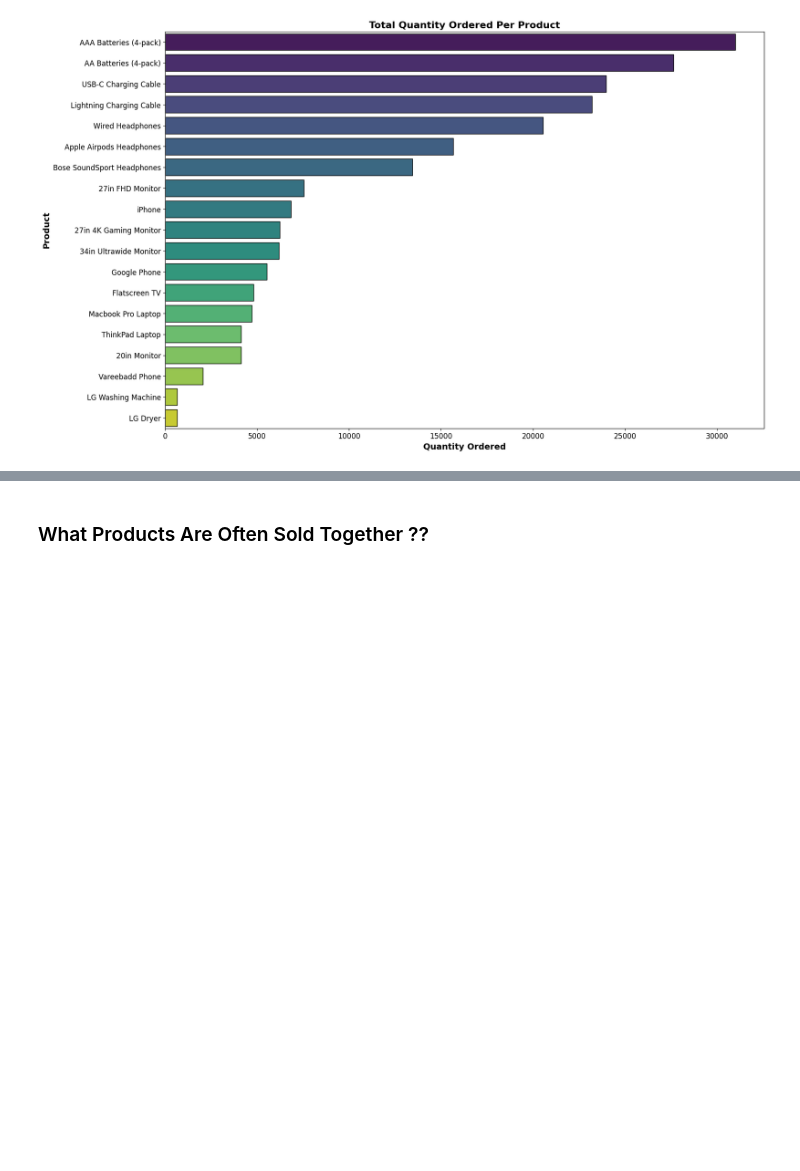
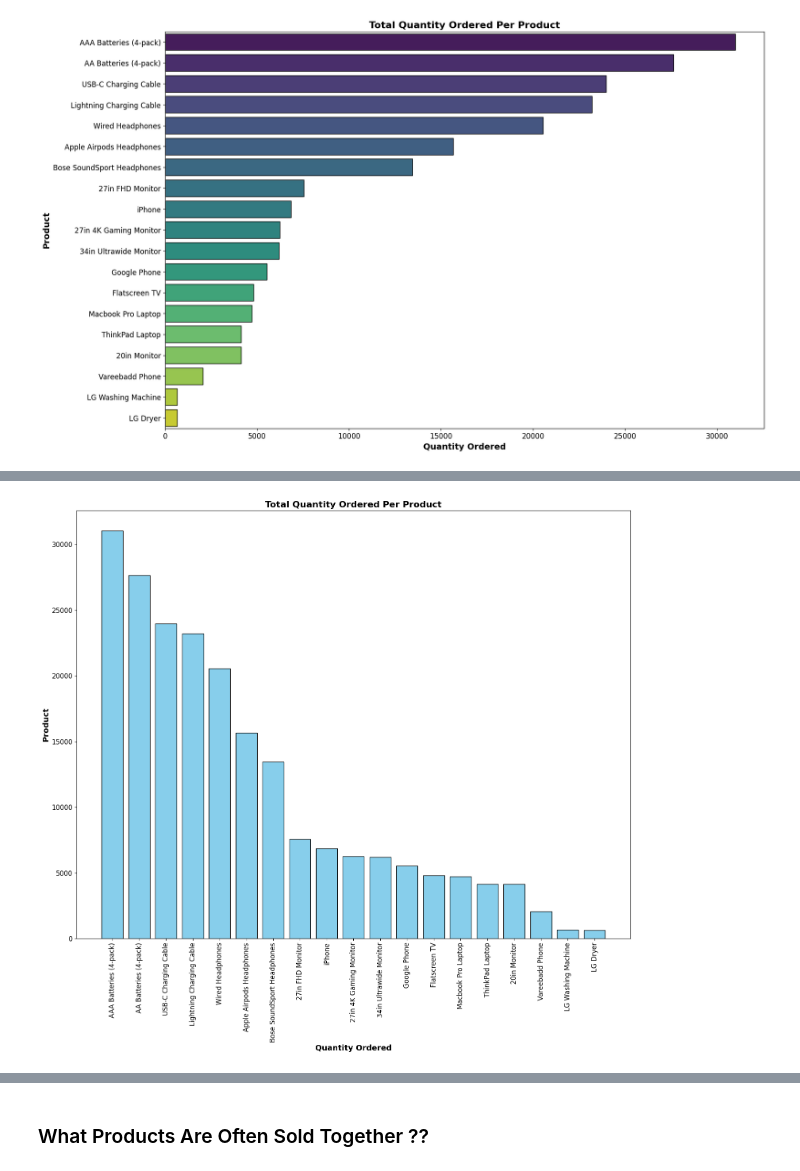
Before and after one commit to TanjiEvan/Python, a Jupyter notebook: Real-World Data Science Problems/Sales_Analysis.ipynb, the cells around one changed output, grey strips where cells are left out. Drawn from its saved outputs; the diff is of its cells as text; code cells hidden in the pictures; blank space fills up the shorter version.

Commit message:
Improved Most Sold Product

```diff
--- a/Real-World Data Science Problems/Sales_Analysis.ipynb
+++ b/Real-World Data Science Problems/Sales_Analysis.ipynb
@@ -598,0 +605,16 @@ Passing `palette` without assigning `hue` is deprecated and will be removed in v
+# %%
+plt.figure(figsize=(18, 14))
+
+products = sorted_product_data['Product']
+quantities = sorted_product_data['Quantity Ordered']
+# Creating the bar plot
+bars = plt.bar(products, quantities, edgecolor='black', color='skyblue')
+plt.xlabel("Quantity Ordered", fontsize=14,fontweight='bold')
+plt.ylabel("Product", fontsize=14,fontweight='bold')
+plt.xticks(fontsize=12)
+plt.yticks(fontsize=12)
+plt.title('Total Quantity Ordered Per Product', fontsize=16, fontweight='bold')
+plt.xticks(rotation=90)
+plt.show();
+# %% [output]
+[figure, added]
```
Also changed, not shown: parts of 15 cells of this notebook.
